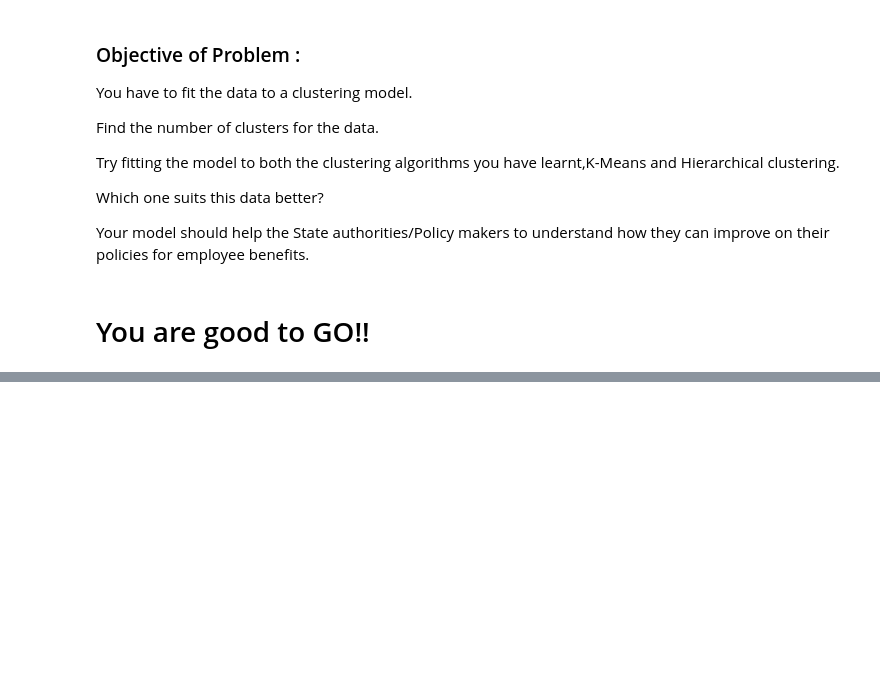
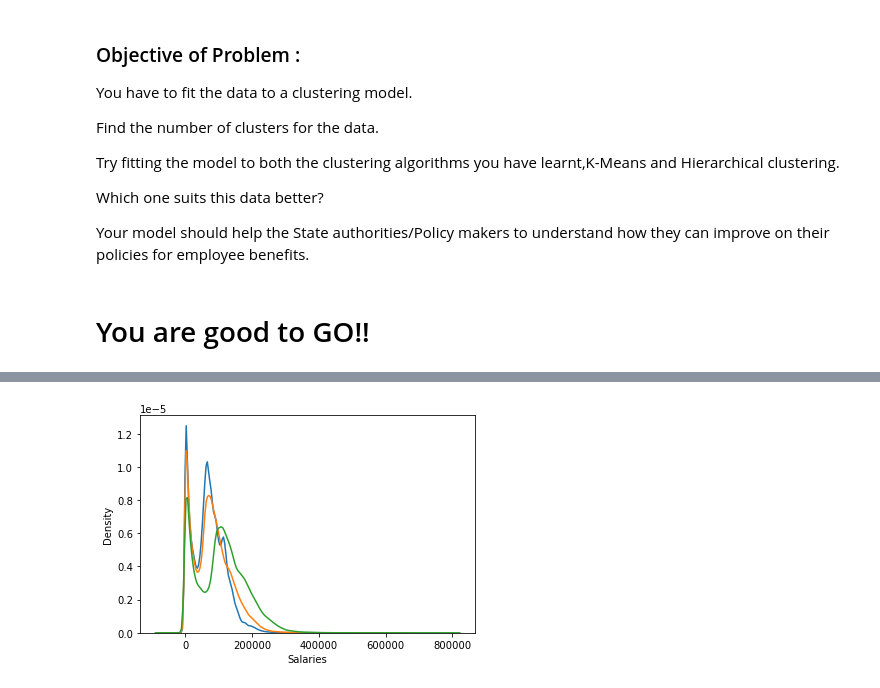
Before and after one commit to mahfuz978/TECH-I.S.---Unsupervised-Learning, a Jupyter notebook: Clustering/Mahfuzur_K_Means_Project.ipynb, the cells around one changed output, grey strips where cells are left out. Saved outputs shown, nothing was run; the diff lists cells and outputs as text; code cells hidden in the pictures; blank space fills up the shorter version.

```diff
--- a/Clustering/Mahfuzur_K_Means_Project.ipynb
+++ b/Clustering/Mahfuzur_K_Means_Project.ipynb
@@ -99,0 +114,3 @@ Your model should help the State authorities/Policy makers to understand how the
+# %%
+df = pd.read_csv('employee-compensation.csv')
+df.head()
@@ -99,0 +149,2 @@ Your model should help the State authorities/Policy makers to understand how the
+# %%
+df = df.dropna()
@@ -99,0 +191,2 @@ Your model should help the State authorities/Policy makers to understand how the
+# %%
+df = df.select_dtypes(include=['float64'])
@@ -99,0 +227,2 @@ Your model should help the State authorities/Policy makers to understand how the
+# %%
+df = df.drop(['Union Code', 'Other Salaries'], axis = 1)
@@ -99,0 +259,7 @@ Your model should help the State authorities/Policy makers to understand how the
+# %%
+salary = ['Salaries', 'Total Salary', 'Total Compensation']
+for col in salary:
+    ax_salary = sns.kdeplot(df[col])
+    ax_salary
+# %% [output]
+[figure, added]
```
Also changed, not shown: parts of 44 cells of this notebook, 1 other file.
